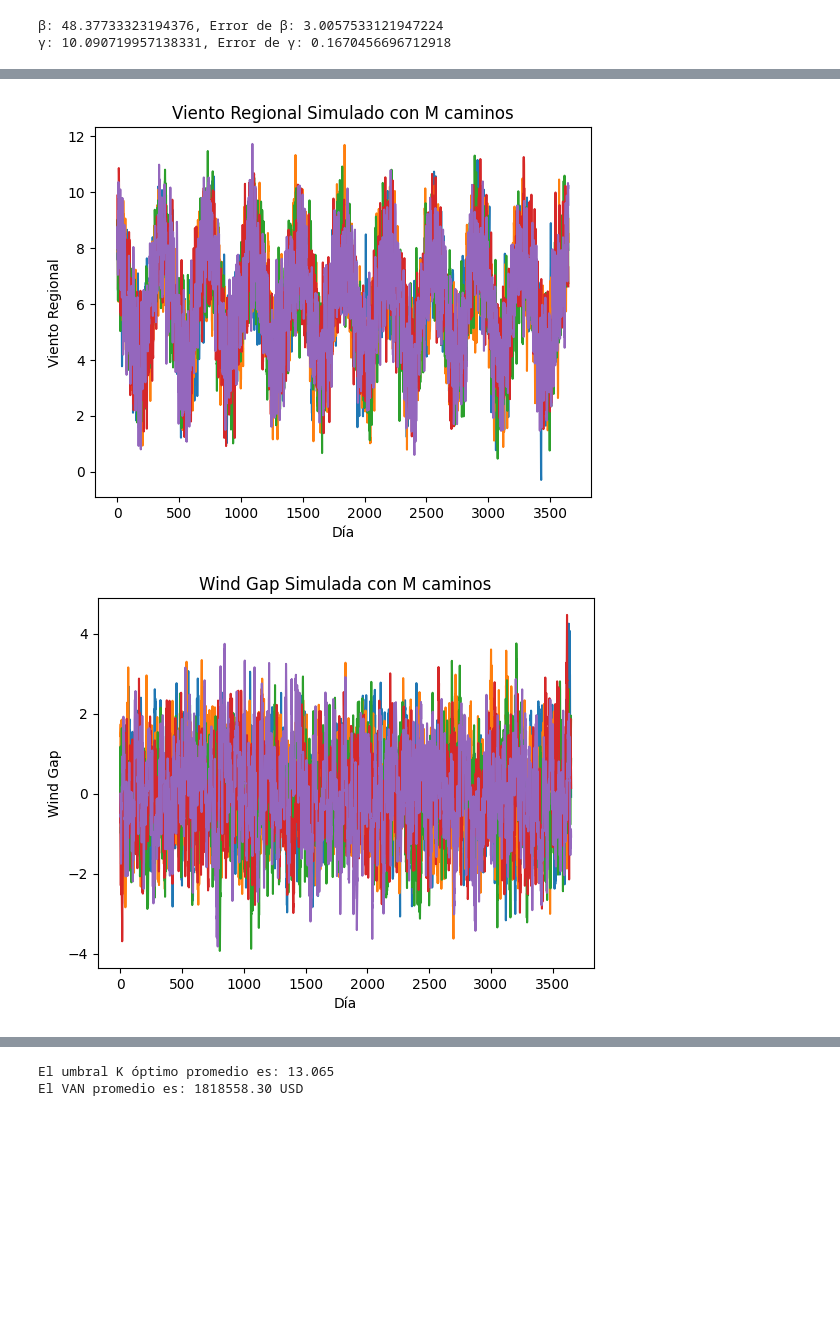
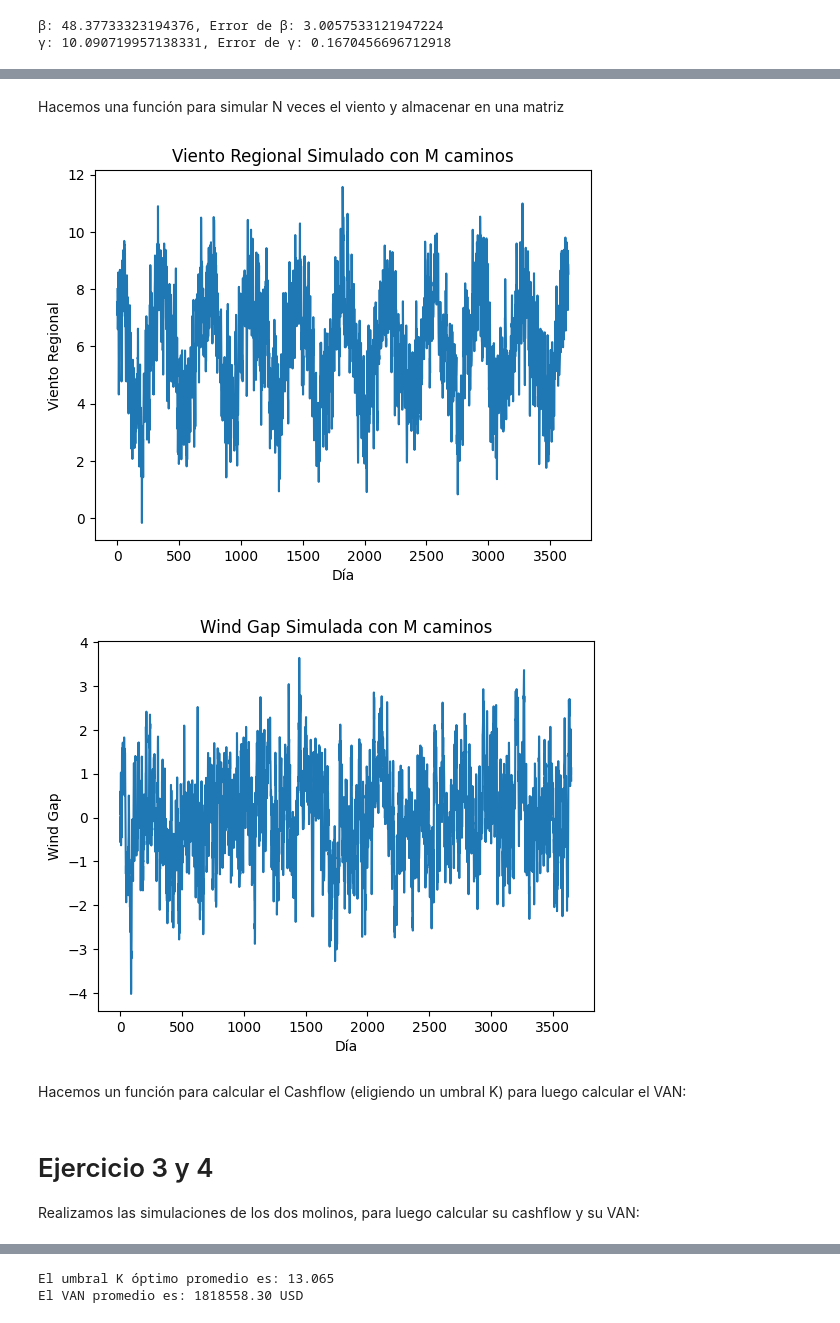
Before and after one commit to mrgimenezcosta/TP1_ACN, a Jupyter notebook: v2TP1ACN.ipynb, the cells around one changed output, grey strips where cells are left out. Saved outputs shown, nothing was run; the diff lists cells and outputs as text; code cells hidden in the pictures; blank space fills up the shorter version.

```diff
--- a/v2TP1ACN.ipynb
+++ b/v2TP1ACN.ipynb
@@ -109,3 +112,6 @@ print(f"γ: {gamma}, Error de γ: {gamma_error}")
 # %% [output]
 β: 48.37733323194376, Error de β: 3.0057533121947224
 γ: 10.090719957138331, Error de γ: 0.1670456696712918
+# %%
+for t in range(0, 5):
+    print(t)
@@ -194,3 +209,5 @@ plt.show()
+# %% [markdown]
+Hacemos una función para simular N veces el viento y almacenar en una matriz
 # %%
 import numpy as np
 import matplotlib.pyplot as plt
@@ -217,37 +234,42 @@ S_0 = data['regional wind'].iloc[0]
 D_0 = data['wind gap norte sur'].iloc[0]
 T = len(data)  # Usamos el mismo número de días que en los datos históricos
 delta = 1 / 365
-M = 5
+M = 1
 
 # Simulamos
 S, D = wind_paths(S_0, D_0, kappa, theta, sigma, delta, beta, gamma, T, M)
 
 # Calculamos viento en Norte y Sur
 viento_norte = S - D / 2
 viento_sur = S + D / 2
 
 #Calculamos viento historico norte y sur
 viento_norte_historico = data['regional wind'] - data['wind gap norte sur'] / 2
 viento_sur_historico = data['regional wind'] + data['wind gap norte sur'] / 2
 
 for S_i in S :
   plt.plot(S_i)
   plt.title('Viento Regional Simulado con M caminos')
   plt.xlabel('Día')
   plt.ylabel('Viento Regional')
 
 plt.show()
 
 for D_i in D :
   plt.plot(D_i)
   plt.title('Wind Gap Simulada con M caminos')
   plt.xlabel('Día')
   plt.ylabel('Wind Gap')
 
 plt.show()
 # %% [output]
-[figure, old version]
+[figure, new version]
-[figure, old version]
+[figure, new version]
+# %% [markdown]
+Hacemos un función para calcular el Cashflow (eligiendo un umbral K) para luego calcular el VAN:
+# %% [markdown]
+# Ejercicio 3 y 4
+Realizamos las simulaciones de los dos molinos, para luego calcular su cashflow y su VAN:
 # %%
 def simulate_molino(S, K, T):
     cash_flow = np.zeros(T)
```
Also changed, not shown: parts of 19 cells of this notebook.
